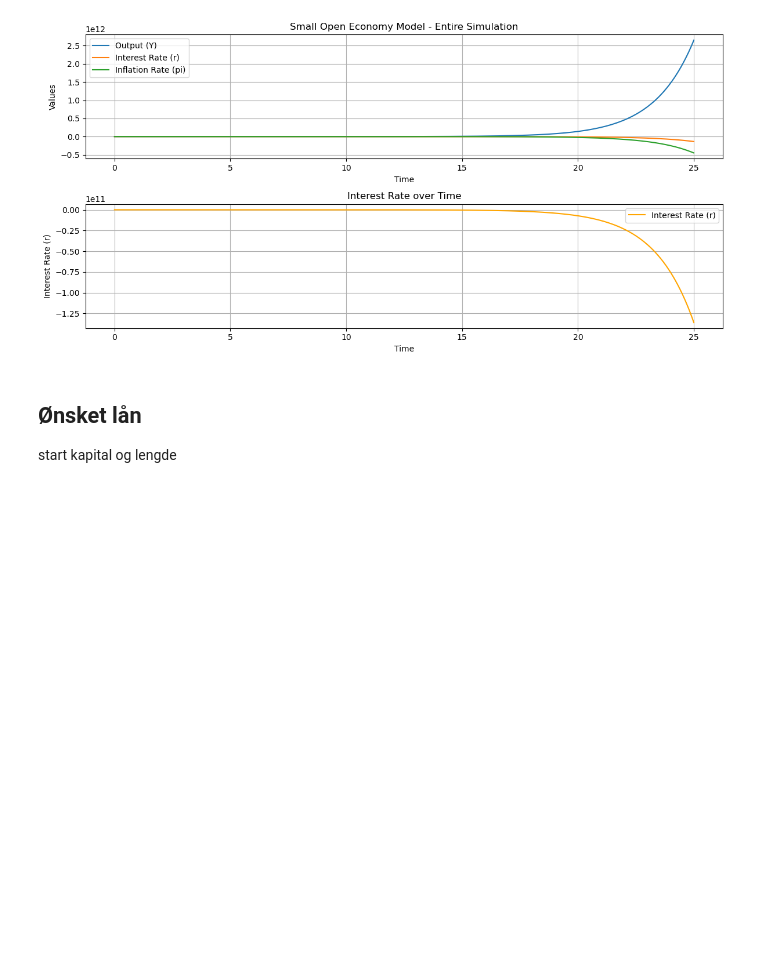
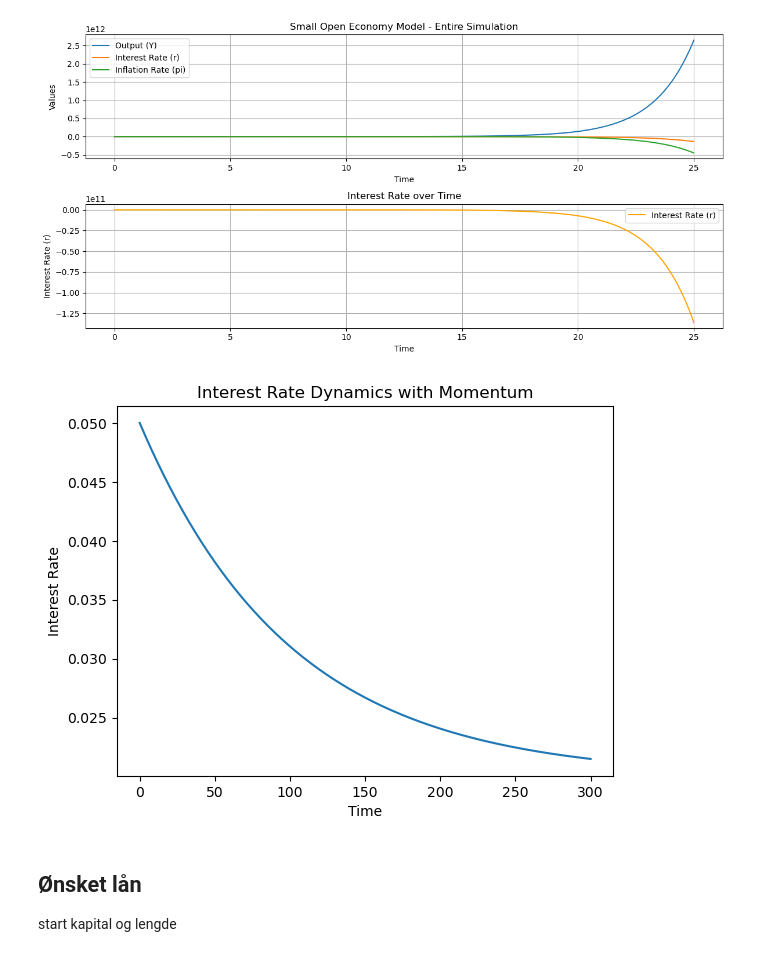
Before and after one commit to 591118/ProsjektADAH2023, a Jupyter notebook: prosjekt501.ipynb, the cells around one changed output. Drawn from its saved outputs; the diff is of its cells as text; code cells hidden in the pictures; blank space fills up the shorter version.

```diff
--- a/prosjekt501.ipynb
+++ b/prosjekt501.ipynb
@@ -1154,6 +1154,35 @@ plt.tight_layout()  # Adjust layout to prevent overlap
 plt.show()
 # %% [output]
 [figure]
+# %%
+import numpy as np
+from scipy.integrate import odeint
+
+# Define the ODE
+def interest_rate_ode(r, t, alpha, model_kpi_r):
+    drdt = -alpha * (r - model_kpi_r)
+    return drdt
+
+# Set initial conditions and parameters
+initial_rate = 0.05  # Initial interest rate
+alpha = 0.01  # Strength of the feedback loop
+model_kpi_r = 0.02  # Predicted interest rate from your regression model
+
+# Set time points for the solution
+t = np.linspace(0, 25*12, 10000)
+
+# Solve the ODE
+solution = odeint(interest_rate_ode, initial_rate, t, args=(alpha, model_kpi_r))
+
+# Plot the results
+import matplotlib.pyplot as plt
+plt.plot(t, solution)
+plt.xlabel('Time')
+plt.ylabel('Interest Rate')
+plt.title('Interest Rate Dynamics with Momentum')
+plt.show()
+# %% [output]
+[figure, added]
 # %% [markdown]
 ## Ønsket lån
 
```
Also changed, not shown: 3 other files.
